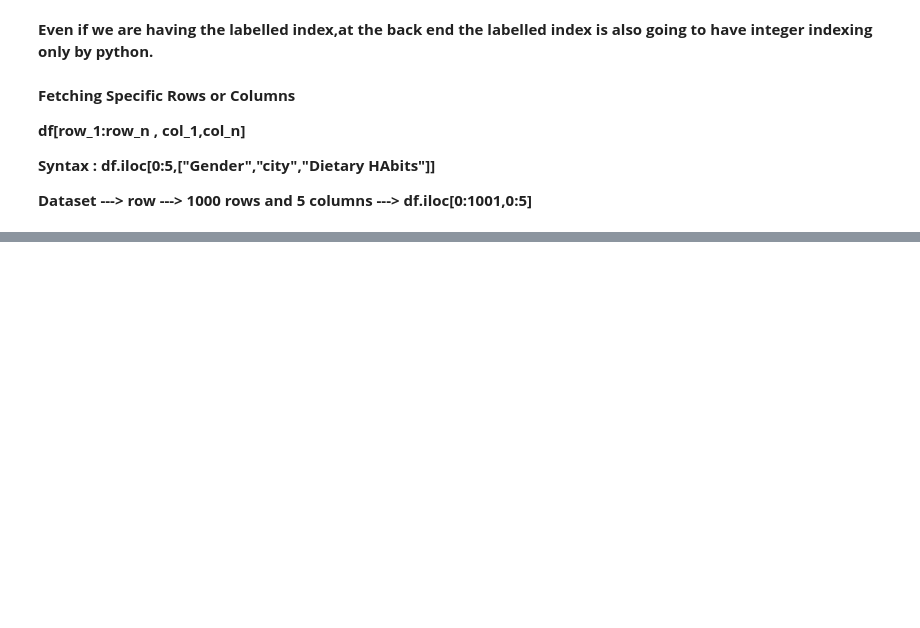
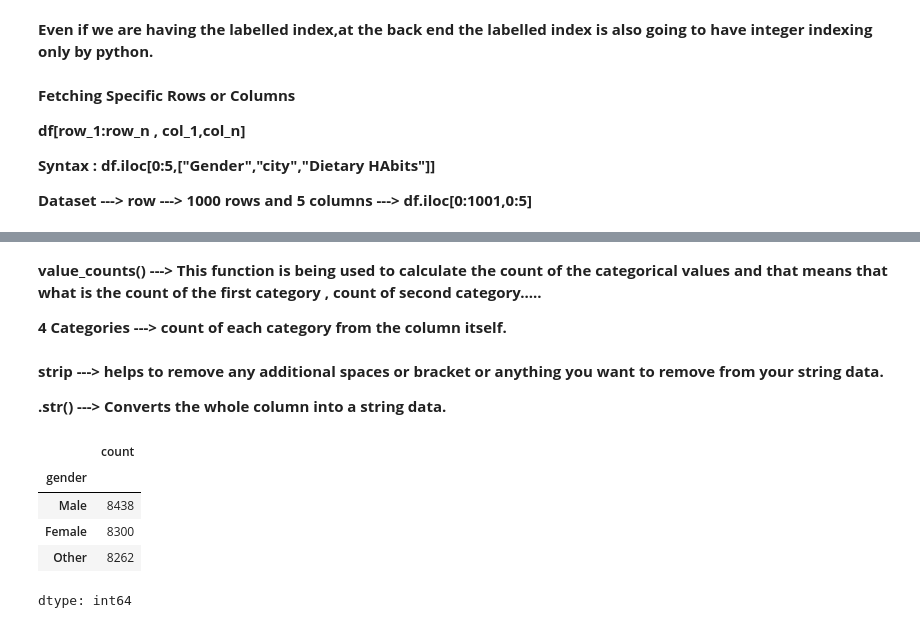
Before and after one commit to Legendkiller9855/GENRATIVE_AI, a Jupyter notebook: Pandas.ipynb, the cells around one changed output, grey strips where cells are left out. Cells and saved outputs as stored; diff of their text form; code cells hidden in the pictures; blank space fills up the shorter version.

```diff
--- a/Pandas.ipynb
+++ b/Pandas.ipynb
@@ -1089,0 +1142,30 @@ print(data.iloc[[1,3,45,65,33]])
+# %% [markdown]
+**value_counts() ---> This function is being used to calculate the count of the categorical values and that means that what is the count of the first category , count of second category.....**
+
+**4 Categories ---> count of each category from the column itself.**
+# %% [markdown]
+**strip ---> helps to remove any additional spaces or bracket or anything you want to remove from your string data.**
+
+**.str() ---> Converts the whole column into a string data.**
+# %%
+import numpy as np
+import json
+import pandas as pd
+
+data = pd.read_csv('/content/mental_health_risk_dataset.csv')
+
+data['age'].value_counts()
+data['gender'].value_counts()
+
+# Example of filtering data with multiple conditions (currently commented out):
+# data[(data['Age'] ==23.0) & (df['City'] == 'Pune') & (df['Gender'] == 'Male') & (df['Sleep_Duration' == '5-6Hours']) & (df['Degree'] == 'B.tech')]
+
+# This line (currently commented out) demonstrates how to remove single quotes from string data in a Series.
+# data['Sleep_duration'].str.strip("'')
+# %% [output]
+|  | count |
+| gender |  |
+| Male | 8438 |
+| Female | 8300 |
+| Other | 8262 |
+dtype: int64
```
Also changed, not shown: parts of 10 cells of this notebook.
